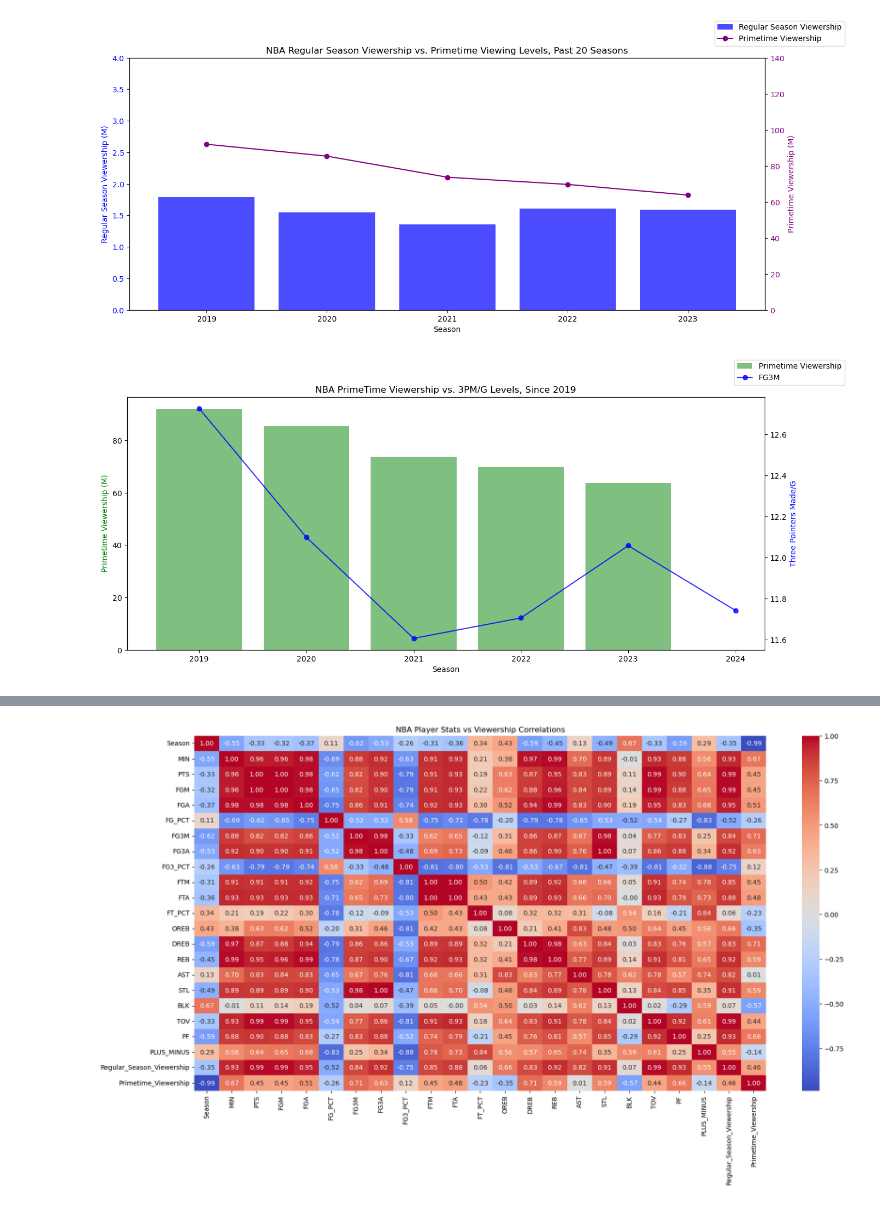
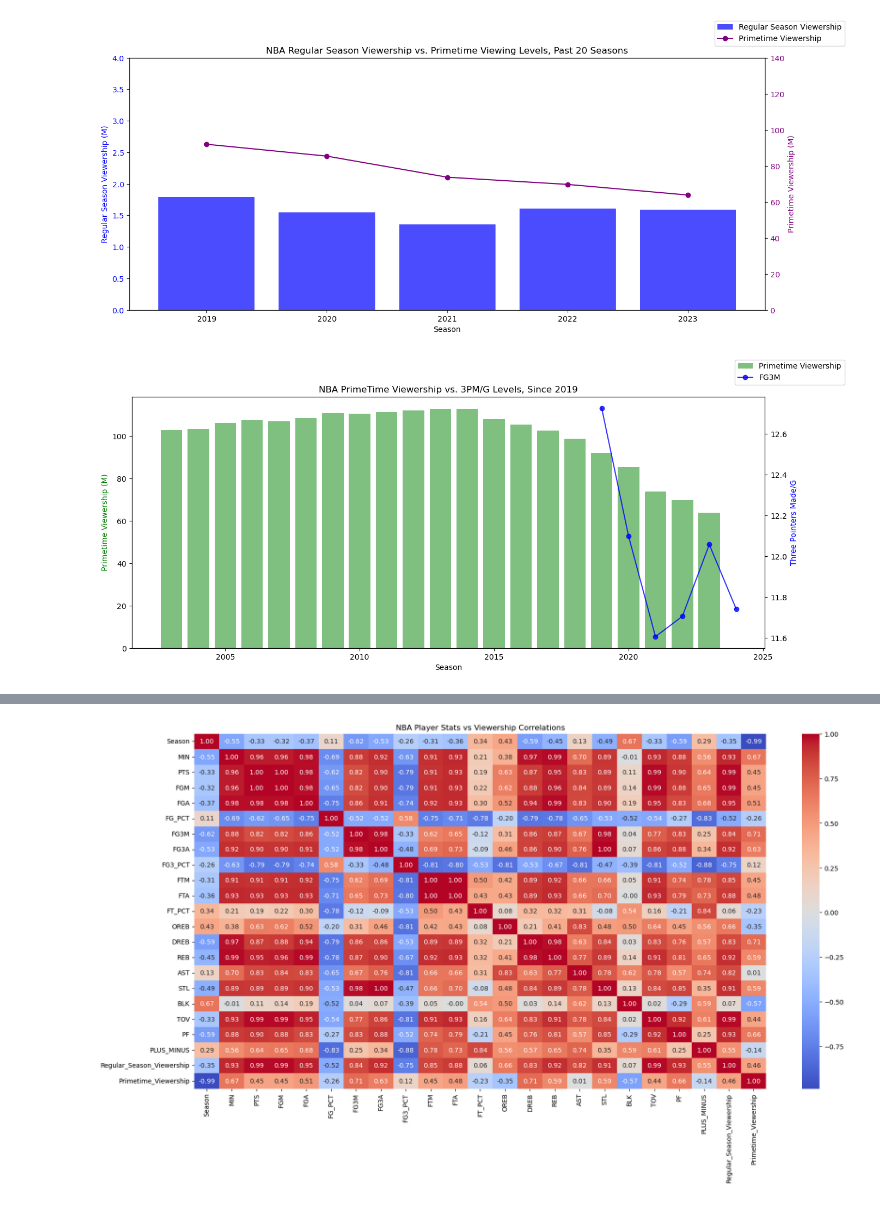
Before and after one commit to willvernon/NBA_EDA, a Jupyter notebook: league_vs_viewers.ipynb, the cells around one changed output, grey strips where cells are left out. Saved outputs shown, nothing was run; the diff lists cells and outputs as text; code cells hidden in the pictures.

Commit message:
feat(data): update NBA viewership data to 2023

```diff
--- a/league_vs_viewers.ipynb
+++ b/league_vs_viewers.ipynb
@@ -302,7 +302,7 @@ plt.show()
 # %% [output]
 [figure]
 # %%
-data = pd.read_csv("./nba_viewership.csv")
+data = pd.read_csv("./nba_viewership_02_23.csv")
 
 # Setup the figure and axes
 fig, ax1 = plt.subplots(figsize=(15, 6))
@@ -315,34 +315,34 @@ ax1.bar(
     color="green",
     alpha=0.5,
     label="Primetime Viewership",
 )
 ax2.plot(
     seasons_12_24["Season"],
     seasons_12_24["FG3M"],
     color="blue",
     alpha=0.8,
     marker="o",
     label="FG3M",
 )
 
 # Customizing
 ax1.set_xlabel("Season")
 ax1.set_ylabel("Primetime Viewership (M)", color="green")
 ax2.set_ylabel("Three Pointers Made/G", color="blue")
 ax1.tick_params(axis="y", labelcolor="black")
 ax2.tick_params(axis="y", labelcolor="black")
 plt.title("NBA PrimeTime Viewership vs. 3PM/G Levels, Since 2019")
 
 # Adjusting scales
 # ax1.set_ylim(0, 150)
 # ax2.set_ylim(0, 55)
 
 # Show legend
 fig.legend(loc="upper right")
 
 plt.show()
 # %% [output]
-[figure, old version]
+[figure, new version]
 # %%
 nba_data = pd.merge(seasons_12_24,data, on ='Season')
 nba_data = nba_data.drop('Descripton', axis=1)
```
Also changed, not shown: 5 other files.
